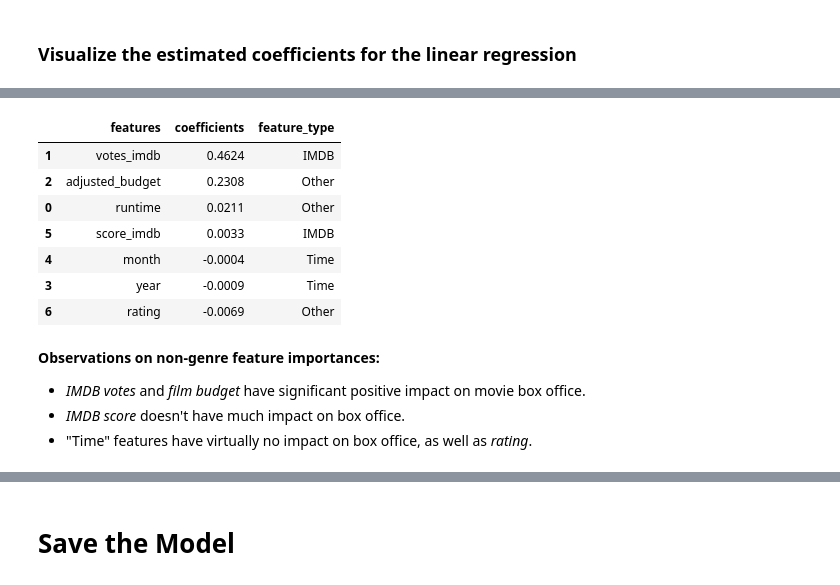
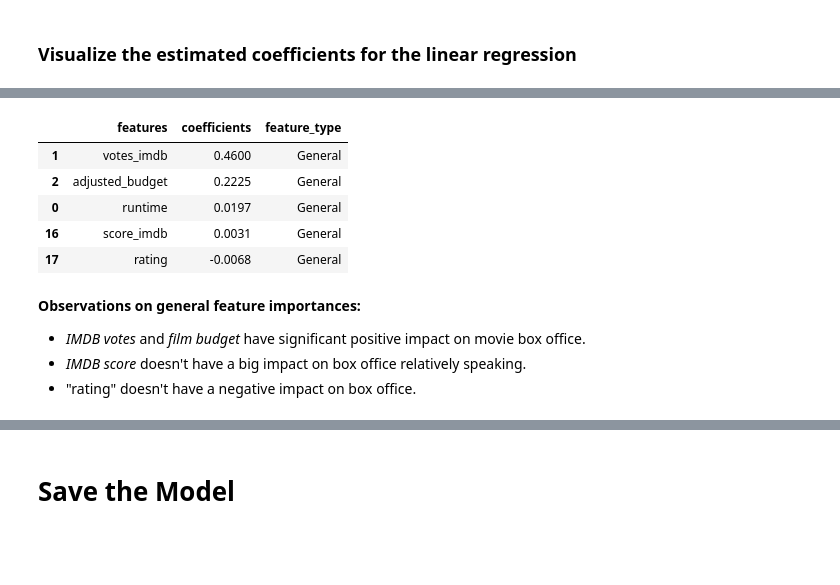
Before and after one commit to ztcnrh/NLP-Movie-Rating-Predictor, a Jupyter notebook: notebooks/model_boxoffice_linear_regression/model_boxoffice_linear_regression.ipynb, the cells around one changed output, grey strips where cells are left out. Saved outputs shown, nothing was run; the diff lists cells and outputs as text; code cells hidden in the pictures; blank space fills up the shorter version.

```diff
--- a/notebooks/model_boxoffice_linear_regression/model_boxoffice_linear_regression.ipynb
+++ b/notebooks/model_boxoffice_linear_regression/model_boxoffice_linear_regression.ipynb
@@ -293,7 +328,11 @@ Index(['runtime', 'year', 'month', 'score_imdb', 'votes_imdb', 'rating',
 # %%
 # Rearrage column orders
 rearranged_df = new_df[['runtime', 'votes_imdb', 'adjusted_budget', # X to be scaled
-                        'year', 'month', 'score_imdb', 'rating', # X not to be scaled
+                        'year',
+                        'Jan', 'Feb', 'Mar', 'Apr', # All the months
+                        'May', 'Jun', 'Jul', 'Aug',
+                        'Sep', 'Oct', 'Nov', 'Dec',
+                        'score_imdb', 'rating', # X not to be scaled
                         'crime', 'drama', 'romance', 'animation', 'comedy', # All the genres
                         'family', 'mystery', 'sci-fi', 'thriller', 'adventure',
                         'fantasy', 'action', 'biography', 'horror', 'history',
@@ -446,7 +484,7 @@ for coef in coefficients:
     coefficients_list.append(round(coef[0], 4))
 
 data = {
-    'features': list(X_test.columns),
+    'features': list(X_test_scaled.columns),
     'coefficients': coefficients_list
 }
 
@@ -455,21 +493,23 @@ coef_df = pd.DataFrame(data, columns=['features', 'coefficients'])
 # %%
 all_genres = genres_list[3:]
 
-imdb = ['votes_imdb', 'score_imdb']
-time = ['year', 'month']
-other = ['runtime', 'adjusted_budget', 'rating']
+general = ['votes_imdb', 'score_imdb',
+          'runtime', 'adjusted_budget', 'rating']
+year = ['year']
+months = ['Jan', 'Feb', 'Mar', 'Apr', 'May', 'Jun',
+          'Jul', 'Aug', 'Sep', 'Oct', 'Nov', 'Dec']
 
 coef_df['feature_type'] = ''
 
 for index, row in coef_df.iterrows():
     if coef_df.loc[index, 'features'] in all_genres:
         coef_df.loc[index, 'feature_type'] = 'Genre'
-    elif coef_df.loc[index, 'features'] in imdb:
-        coef_df.loc[index, 'feature_type'] = 'IMDB'
-    elif coef_df.loc[index, 'features'] in time:
-        coef_df.loc[index, 'feature_type'] = 'Time'
-    elif coef_df.loc[index, 'features'] in other:
-        coef_df.loc[index, 'feature_type'] = 'Other'
+    elif coef_df.loc[index, 'features'] in general:
+        coef_df.loc[index, 'feature_type'] = 'General'
+    elif coef_df.loc[index, 'features'] in year:
+        coef_df.loc[index, 'feature_type'] = 'Year'
+    elif coef_df.loc[index, 'features'] in months:
+        coef_df.loc[index, 'feature_type'] = 'Month'
 
 coef_df = coef_df.sort_values(by='feature_type', ascending=False)
 coef_df = coef_df.sort_values(by='coefficients', ascending=False)
@@ -496,20 +536,25 @@ coef_df
 # %%
-coef_else = coef_df.loc[coef_df['feature_type'] != 'Genre']
+# Divide coef df...
+coef_general = coef_df.loc[coef_df['feature_type'] == 'General']
 coef_genre = coef_df.loc[coef_df['feature_type'] == 'Genre']
+
+# Time related coefficients
+coef_year = coef_df.loc[coef_df['feature_type'] == 'Year']
+coef_month = coef_df.loc[coef_df['feature_type'] == 'Month']
+
+coef_time = pd.concat([coef_year, coef_month], ignore_index=True)
 # %%
-# "Feature importances" of non-genre features
-coef_else
+# "Feature importances" of general features
+coef_general
 # %% [output]
 |  | features | coefficients | feature_type |
-| 1 | votes_imdb | 0.4624 | IMDB |
-| 2 | adjusted_budget | 0.2308 | Other |
-| 0 | runtime | 0.0211 | Other |
-| 5 | score_imdb | 0.0033 | IMDB |
-| 4 | month | -0.0004 | Time |
-| 3 | year | -0.0009 | Time |
-| 6 | rating | -0.0069 | Other |
+| 1 | votes_imdb | 0.4600 | General |
+| 2 | adjusted_budget | 0.2225 | General |
+| 0 | runtime | 0.0197 | General |
+| 16 | score_imdb | 0.0031 | General |
+| 17 | rating | -0.0068 | General |
 # %% [markdown]
-**Observations on non-genre feature importances:**
+**Observations on general feature importances:**
 * *IMDB votes* and *film budget* have significant positive impact on movie box office.
-* *IMDB score* doesn't have much impact on box office.
-* "Time" features have virtually no impact on box office, as well as *rating*.
+* *IMDB score* doesn't have a big impact on box office relatively speaking.
+* "rating" doesn't have a negative impact on box office.
```
Also changed, not shown: parts of 25 cells of this notebook, 5 other files.
